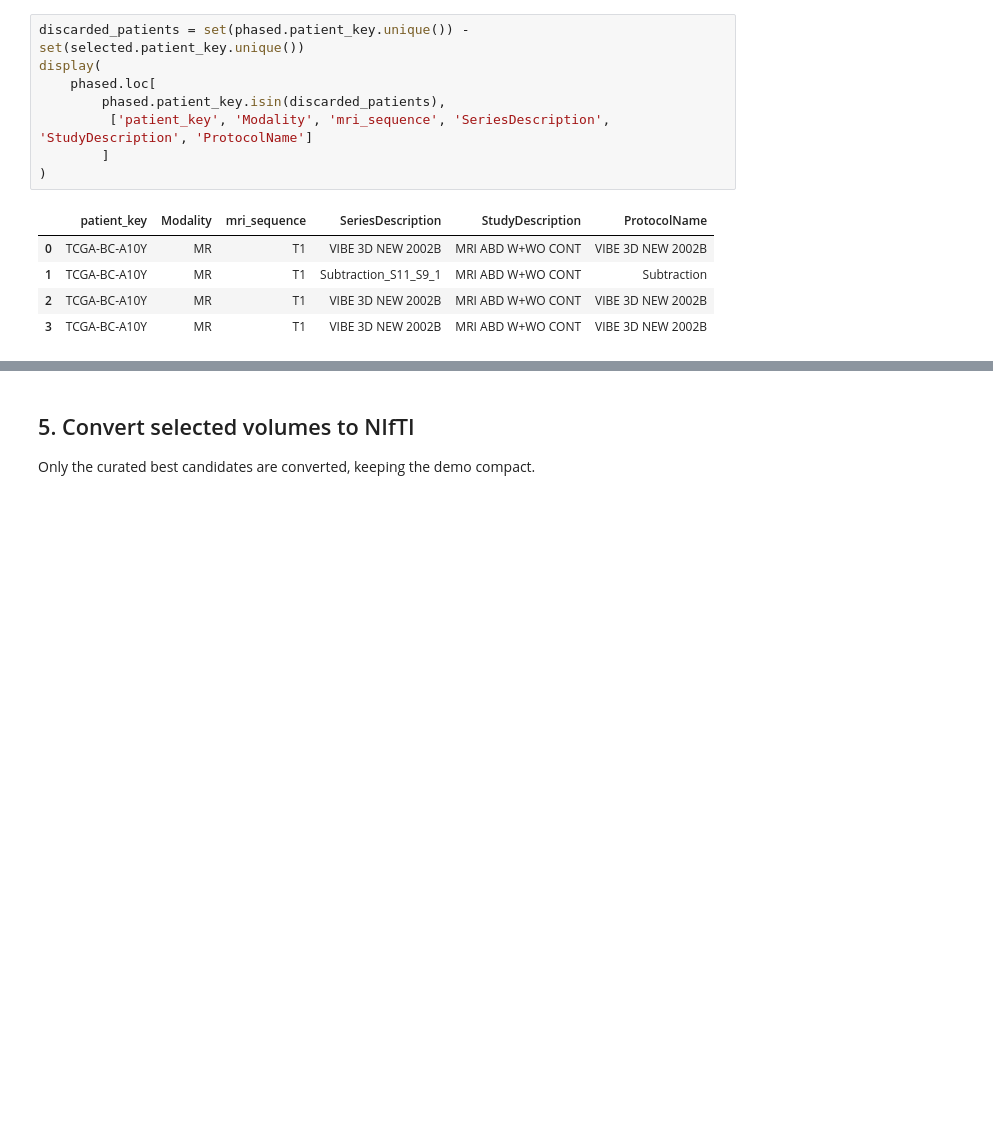
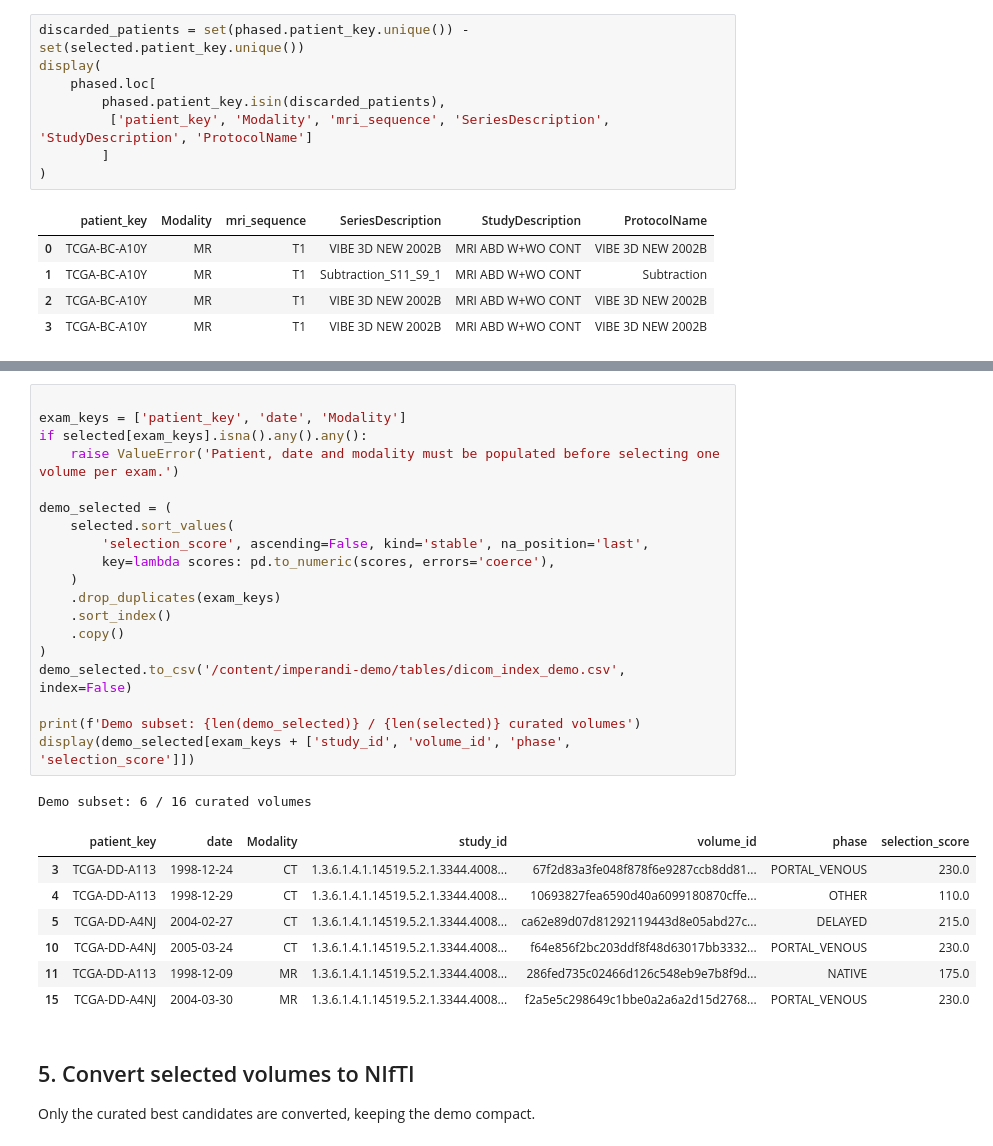
Before and after one commit to dmandache/IMPERANDI, a Jupyter notebook: examples/demos/demo_full.ipynb, the cells around one changed output, grey strips where cells are left out. Drawn from its saved outputs; the diff is of its cells as text; blank space fills up the shorter version.

```diff
--- a/examples/demos/demo_full.ipynb
+++ b/examples/demos/demo_full.ipynb
@@ -336,3 +359,31 @@ display(
+# %%
+
+exam_keys = ['patient_key', 'date', 'Modality']
+if selected[exam_keys].isna().any().any():
+    raise ValueError('Patient, date and modality must be populated before selecting one volume per exam.')
+
+demo_selected = (
+    selected.sort_values(
+        'selection_score', ascending=False, kind='stable', na_position='last',
+        key=lambda scores: pd.to_numeric(scores, errors='coerce'),
+    )
+    .drop_duplicates(exam_keys)
+    .sort_index()
+    .copy()
+)
+demo_selected.to_csv('/content/imperandi-demo/tables/dicom_index_demo.csv', index=False)
+
+print(f'Demo subset: {len(demo_selected)} / {len(selected)} curated volumes')
+display(demo_selected[exam_keys + ['study_id', 'volume_id', 'phase', 'selection_score']])
+# %% [output]
+Demo subset: 6 / 16 curated volumes
+|  | patient_key | date | Modality | study_id | volume_id | phase | selection_score |
+| 3 | TCGA-DD-A113 | 1998-12-24 | CT | 1.3.6.1.4.1.14519.5.2.1.3344.4008... | 67f2d83a3fe048f878f6e9287ccb8dd81... | PORTAL_VENOUS | 230.0 |
+| 4 | TCGA-DD-A113 | 1998-12-29 | CT | 1.3.6.1.4.1.14519.5.2.1.3344.4008... | 10693827fea6590d40a6099180870cffe... | OTHER | 110.0 |
+| 5 | TCGA-DD-A4NJ | 2004-02-27 | CT | 1.3.6.1.4.1.14519.5.2.1.3344.4008... | ca62e89d07d81292119443d8e05abd27c... | DELAYED | 215.0 |
+| 10 | TCGA-DD-A4NJ | 2005-03-24 | CT | 1.3.6.1.4.1.14519.5.2.1.3344.4008... | f64e856f2bc203ddf8f48d63017bb3332... | PORTAL_VENOUS | 230.0 |
+| 11 | TCGA-DD-A113 | 1998-12-09 | MR | 1.3.6.1.4.1.14519.5.2.1.3344.4008... | 286fed735c02466d126c548eb9e7b8f9d... | NATIVE | 175.0 |
+| 15 | TCGA-DD-A4NJ | 2004-03-30 | MR | 1.3.6.1.4.1.14519.5.2.1.3344.4008... | f2a5e5c298649c1bbe0a2a6a2d15d2768... | PORTAL_VENOUS | 230.0 |
 # %% [markdown]
 ## 5. Convert selected volumes to NIfTI
 
```
Also changed, not shown: parts of 18 cells of this notebook.
